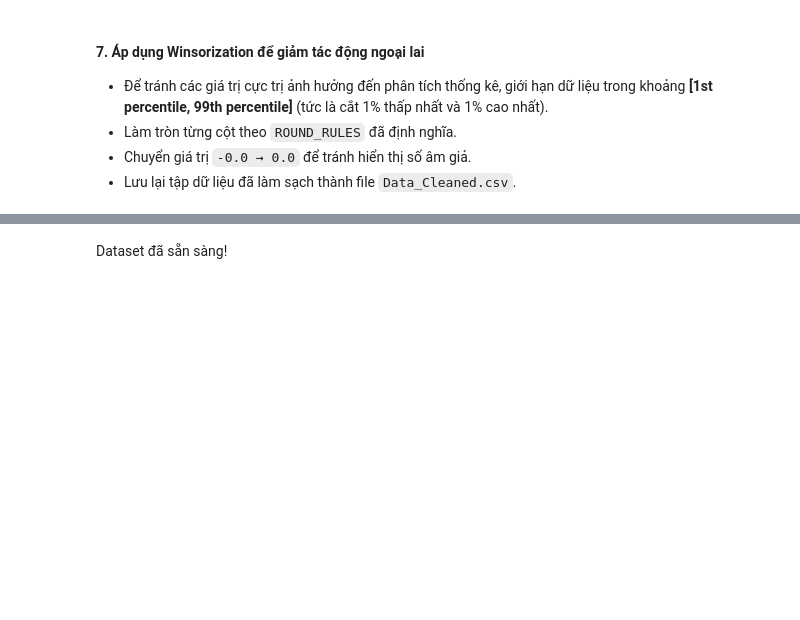
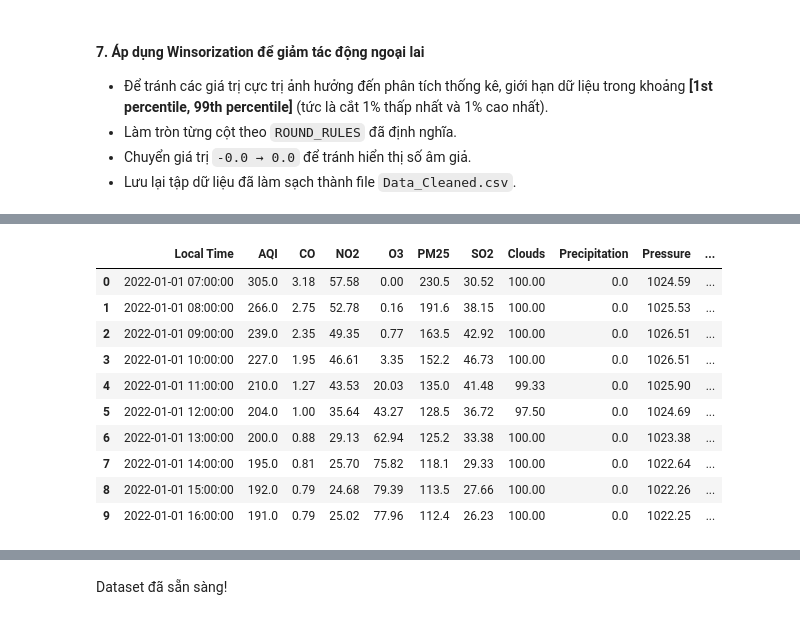
Before and after one commit to HoangHumg1210/Air_Quality-Analysis_HN, a Jupyter notebook: data/Extarct and Clean Data.ipynb, the cells around one changed output, grey strips where cells are left out. Saved outputs shown, nothing was run; the diff lists cells and outputs as text; code cells hidden in the pictures; blank space fills up the shorter version.

```diff
--- a/data/Extarct and Clean Data.ipynb
+++ b/data/Extarct and Clean Data.ipynb
@@ -205,0 +238,16 @@ for c in keep_cols:
+# %%
+df = df.groupby("Local Time").mean(numeric_only=True).reset_index()
+# %%
+df.round(2).head(10)
+# %% [output]
+|  | Local Time | AQI | CO | NO2 | O3 | PM25 | SO2 | Clouds | Precipitation | Pressure | ... |
+| 0 | 2022-01-01 07:00:00 | 305.0 | 3.18 | 57.58 | 0.00 | 230.5 | 30.52 | 100.00 | 0.0 | 1024.59 | ... |
+| 1 | 2022-01-01 08:00:00 | 266.0 | 2.75 | 52.78 | 0.16 | 191.6 | 38.15 | 100.00 | 0.0 | 1025.53 | ... |
+| 2 | 2022-01-01 09:00:00 | 239.0 | 2.35 | 49.35 | 0.77 | 163.5 | 42.92 | 100.00 | 0.0 | 1026.51 | ... |
+| 3 | 2022-01-01 10:00:00 | 227.0 | 1.95 | 46.61 | 3.35 | 152.2 | 46.73 | 100.00 | 0.0 | 1026.51 | ... |
+| 4 | 2022-01-01 11:00:00 | 210.0 | 1.27 | 43.53 | 20.03 | 135.0 | 41.48 | 99.33 | 0.0 | 1025.90 | ... |
+| 5 | 2022-01-01 12:00:00 | 204.0 | 1.00 | 35.64 | 43.27 | 128.5 | 36.72 | 97.50 | 0.0 | 1024.69 | ... |
+| 6 | 2022-01-01 13:00:00 | 200.0 | 0.88 | 29.13 | 62.94 | 125.2 | 33.38 | 100.00 | 0.0 | 1023.38 | ... |
+| 7 | 2022-01-01 14:00:00 | 195.0 | 0.81 | 25.70 | 75.82 | 118.1 | 29.33 | 100.00 | 0.0 | 1022.64 | ... |
+| 8 | 2022-01-01 15:00:00 | 192.0 | 0.79 | 24.68 | 79.39 | 113.5 | 27.66 | 100.00 | 0.0 | 1022.26 | ... |
+| 9 | 2022-01-01 16:00:00 | 191.0 | 0.79 | 25.02 | 77.96 | 112.4 | 26.23 | 100.00 | 0.0 | 1022.25 | ... |
```
Also changed, not shown: parts of 6 cells of this notebook, 5 other files.
